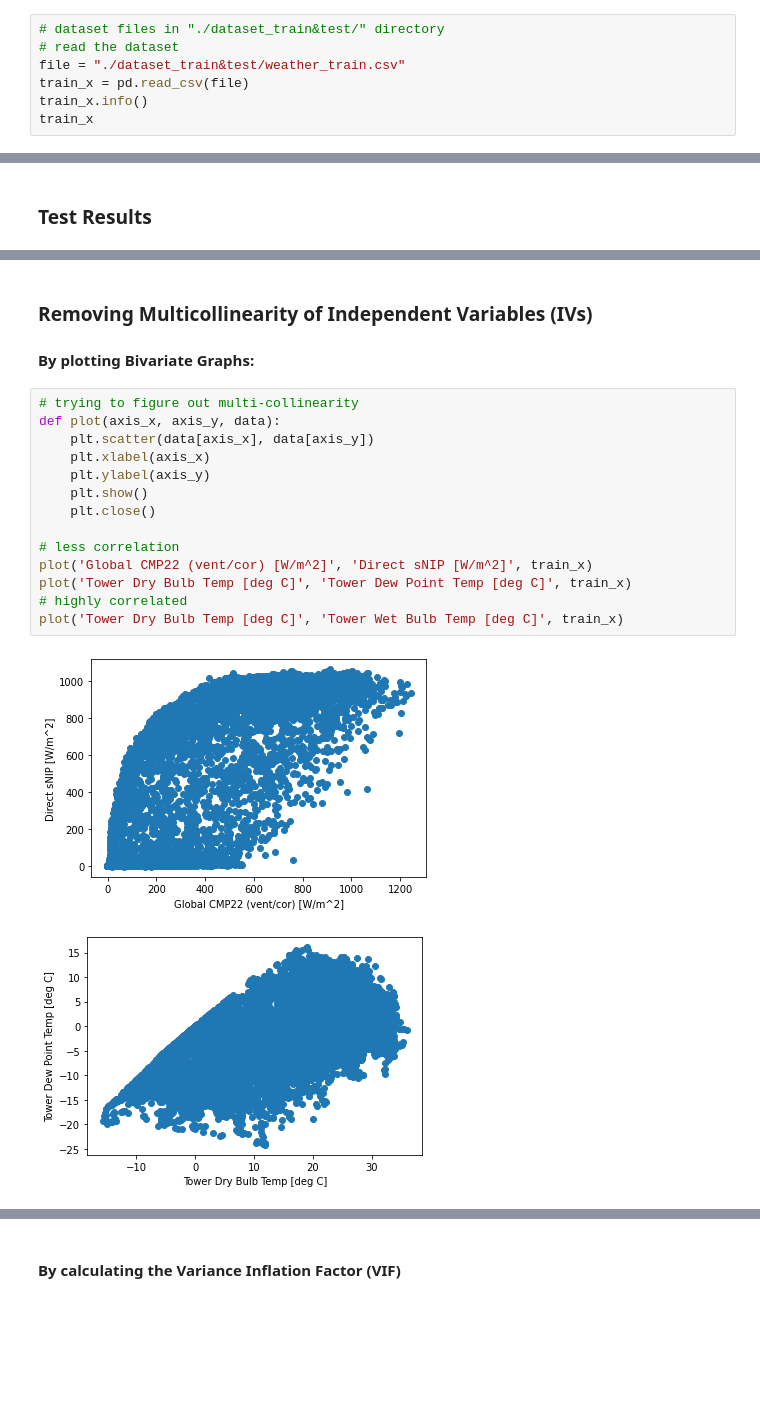
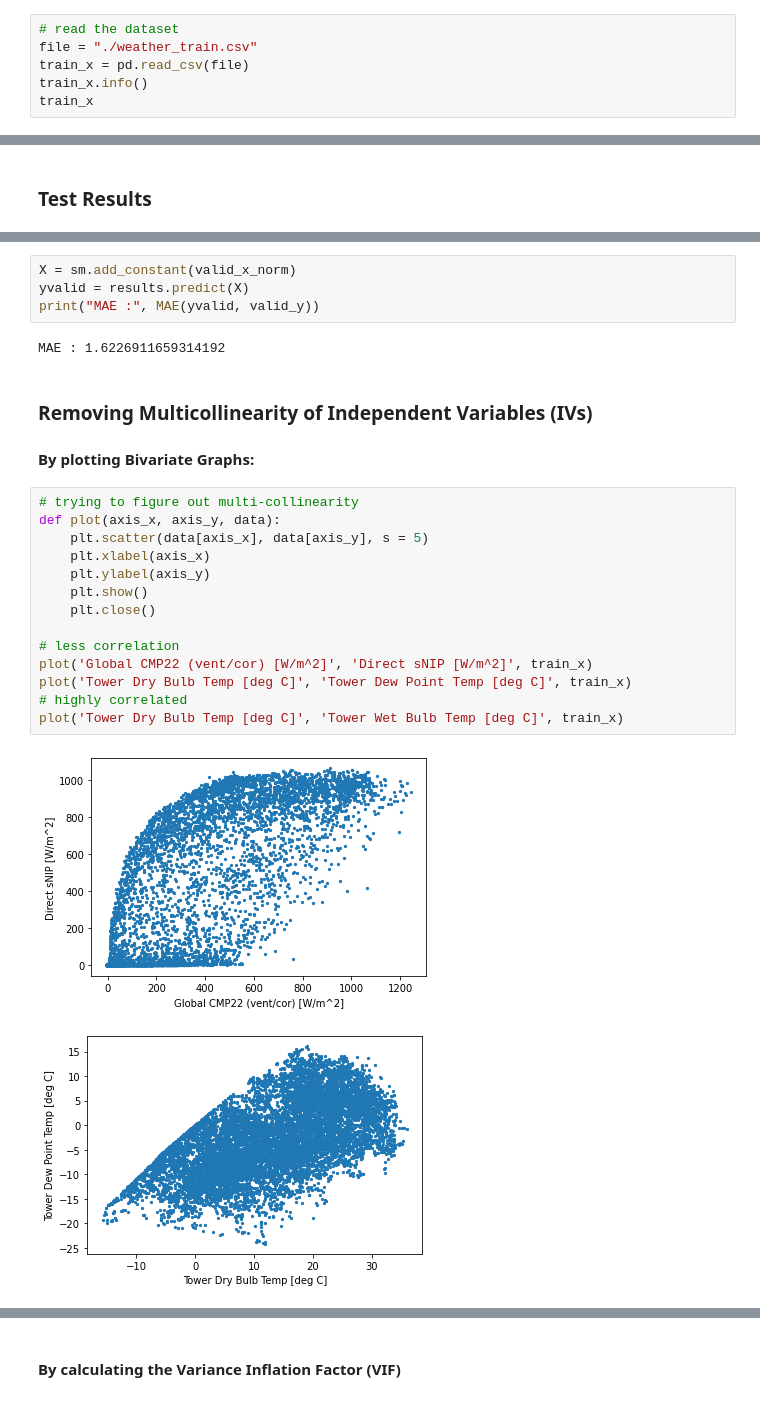
Before and after one commit to tushdon2/DSG_Beginners_Hypothesis_2022, a Jupyter notebook: code.ipynb, the cells around one changed output, grey strips where cells are left out. Drawn from its saved outputs; the diff is of its cells as text; blank space fills up the shorter version.

```diff
--- a/code.ipynb
+++ b/code.ipynb
@@ -17,9 +20,8 @@ from torchinfo import summary
 # %% [markdown]
 ### Loading the Training dataset
 # %%
-# dataset files in "./dataset_train&test/" directory
 # read the dataset
-file = "./dataset_train&test/weather_train.csv"
+file = "./weather_train.csv"
 train_x = pd.read_csv(file)
 train_x.info()
 train_x
@@ -266,20 +385,26 @@ df.to_csv('E:/projects/DSG_Beginners_Hypothesis_2022/dataset_train&test/run1.csv
+# %%
+X = sm.add_constant(valid_x_norm)
+yvalid = results.predict(X)
+print("MAE :", MAE(yvalid, valid_y))
+# %% [output]
+MAE : 1.6226911659314192
 # %% [markdown]
 ### Removing Multicollinearity of Independent Variables (IVs)
 #### By plotting Bivariate Graphs:
 # %%
 # trying to figure out multi-collinearity
 def plot(axis_x, axis_y, data):
-    plt.scatter(data[axis_x], data[axis_y])
+    plt.scatter(data[axis_x], data[axis_y], s = 5)
     plt.xlabel(axis_x)
     plt.ylabel(axis_y)
     plt.show()
     plt.close()
 
 # less correlation
 plot('Global CMP22 (vent/cor) [W/m^2]', 'Direct sNIP [W/m^2]', train_x)
 plot('Tower Dry Bulb Temp [deg C]', 'Tower Dew Point Temp [deg C]', train_x)
 # highly correlated
 plot('Tower Dry Bulb Temp [deg C]', 'Tower Wet Bulb Temp [deg C]', train_x)
 # %% [output]
-[figure, old version]
+[figure, new version]
-[figure, old version]
+[figure, new version]
```
Also changed, not shown: parts of 44 cells of this notebook, 12 other files.
